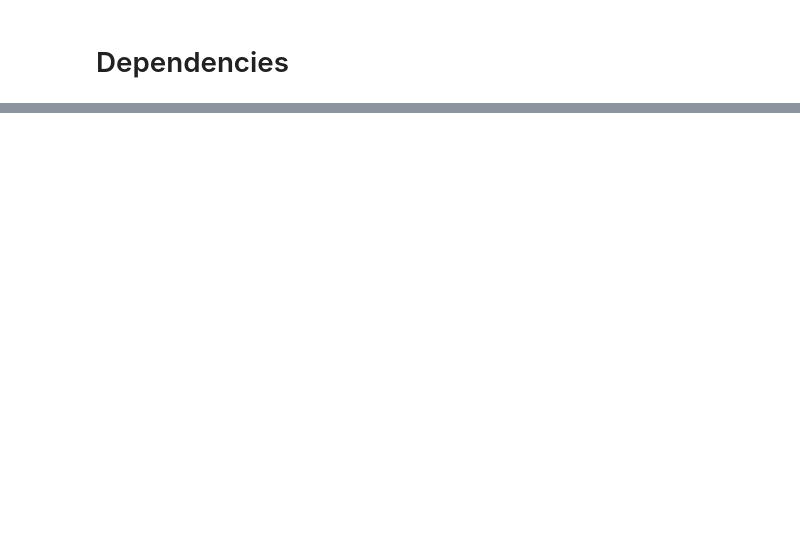
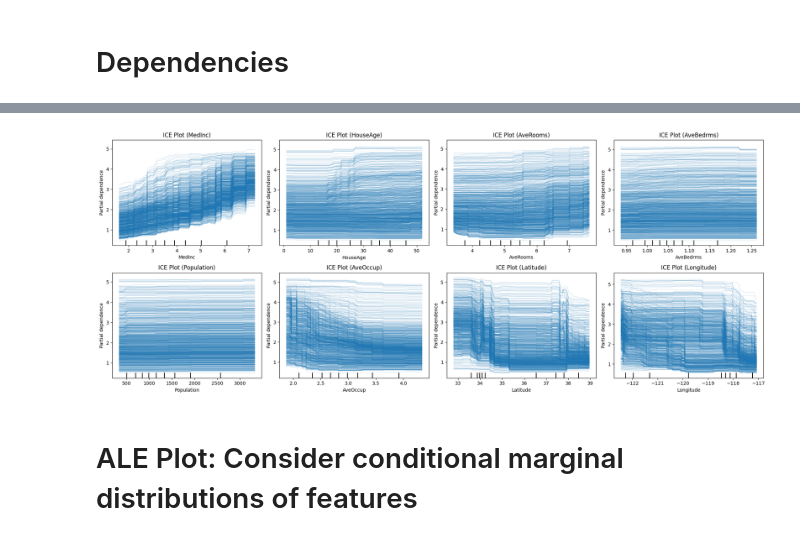
Before and after one commit to h0ngxuanli/AIPI590-XAI, a Jupyter notebook: assignment6/global_explainations.ipynb, the cells around one changed output, grey strips where cells are left out. Cells and saved outputs as stored; diff of their text form; code cells hidden in the pictures; blank space fills up the shorter version.

```diff
--- a/assignment6/global_explainations.ipynb
+++ b/assignment6/global_explainations.ipynb
@@ -241,0 +176,28 @@ Most influential words (absolute SHAP value):
+# %%
+# create subplot for each feature
+n_features = X.shape[1]
+n_cols = 4
+n_rows = (n_features + n_cols - 1) // n_cols
+fig, axes = plt.subplots(n_rows, n_cols, figsize=(20, 8))
+axes = axes.ravel()
+
+# plot ICE
+for i in range(n_features):
+    PartialDependenceDisplay.from_estimator(
+        model, X_test, features=[i],
+        feature_names=california.feature_names,
+        # feature_names=[california.feature_names[i]],
+         kind='individual', ax=axes[i], random_state=42, ice_lines_kw={'alpha': 0.3}
+    )
+    axes[i].set_title(f'ICE Plot ({california.feature_names[i]})')
+
+# hide subplots
+for j in range(n_features, len(axes)):
+    fig.delaxes(axes[j])
+
+plt.tight_layout()
+plt.show()
+# %% [output]
+[figure, added]
+# %% [markdown]
+# ALE Plot: Consider conditional marginal distributions of features
```
Also changed, not shown: parts of 30 cells of this notebook, 2 other files.
